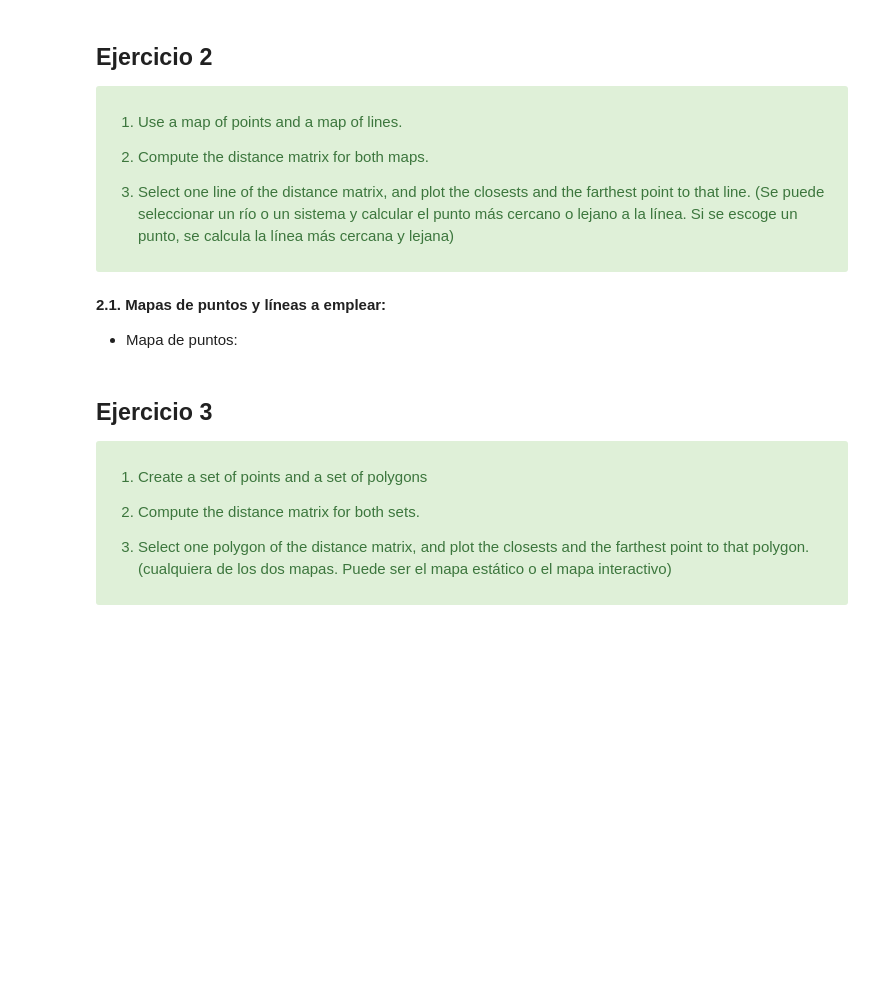
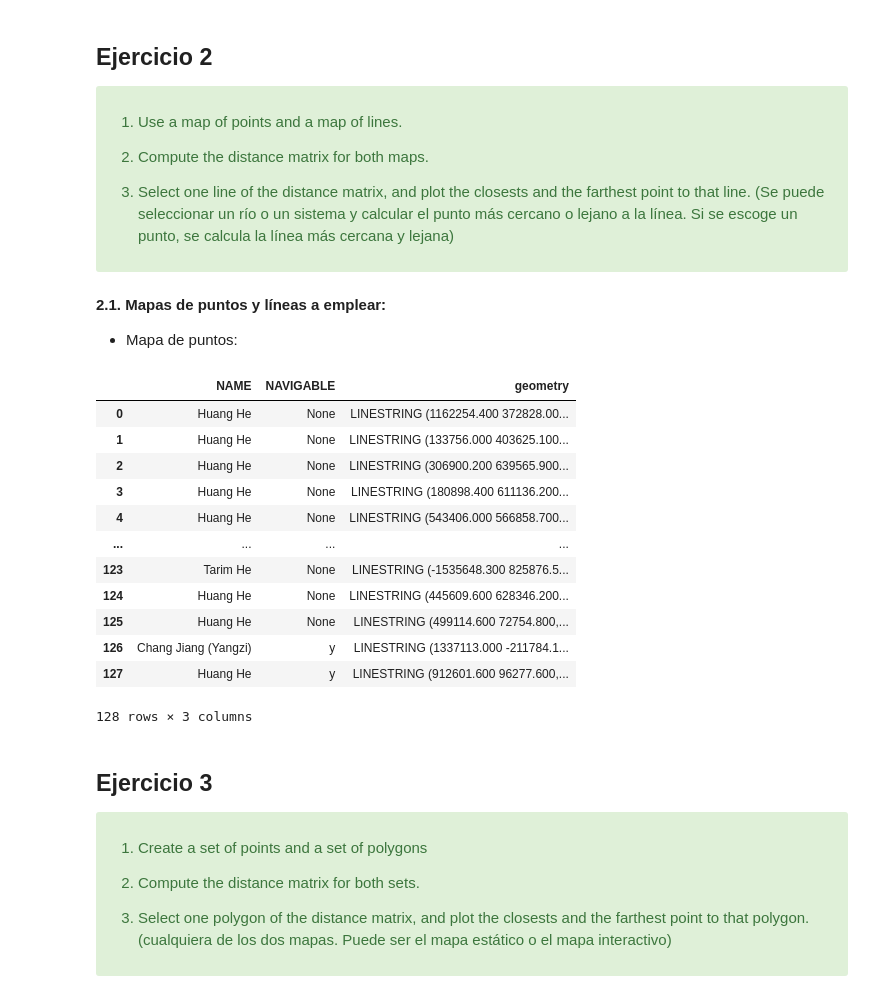
Before and after one commit to Ciencia-de-datos-espaciales-2023-2/Evaluacion4_1ra-Parte_Mining_GeoDFs, a Jupyter notebook: Evaluación#4_1ra-Parte_Mining_GeoDFs.ipynb, the cells around one changed output. Saved outputs shown, nothing was run; the diff lists cells and outputs as text; code cells hidden in the pictures; blank space fills up the shorter version.

Commit message:
Subir mapas de ríos

```diff
--- a/Evaluación#4_1ra-Parte_Mining_GeoDFs.ipynb
+++ b/Evaluación#4_1ra-Parte_Mining_GeoDFs.ipynb
@@ -97,9 +97,30 @@ Zhenglanqi.plot(color="red",edgecolor="black",linewidth=0.4, markersize=15,ax=ba
 
 
 </div>
-# %% [markdown]
-**2.1. Mapas de puntos y líneas a emplear:**
-- Mapa de puntos:
+# %% [markdown]
+**2.1. Mapas de puntos y líneas a emplear:**
+- Mapa de puntos:
+# %%
+MajorRiverslink = "https://github.com/Ciencia-de-datos-espaciales-2023-2/Evaluacion4_1ra-Parte_Mining_GeoDFs/raw/main/maps/Major_rivers/mjr_riv.shp"
+China_MajorRivers = gpd.read_file(MajorRiverslink)
+
+China_MajorRivers
+
+#China_MajorRivers.to_crs(3415)
+# %% [output]
+|  | NAME | NAVIGABLE | geometry |
+| 0 | Huang He | None | LINESTRING (1162254.400 372828.00... |
+| 1 | Huang He | None | LINESTRING (133756.000 403625.100... |
+| 2 | Huang He | None | LINESTRING (306900.200 639565.900... |
+| 3 | Huang He | None | LINESTRING (180898.400 611136.200... |
+| 4 | Huang He | None | LINESTRING (543406.000 566858.700... |
+| ... | ... | ... | ... |
+| 123 | Tarim He | None | LINESTRING (-1535648.300 825876.5... |
+| 124 | Huang He | None | LINESTRING (445609.600 628346.200... |
+| 125 | Huang He | None | LINESTRING (499114.600 72754.800,... |
+| 126 | Chang Jiang (Yangzi) | y | LINESTRING (1337113.000 -211784.1... |
+| 127 | Huang He | y | LINESTRING (912601.600 96277.600,... |
+128 rows × 3 columns
 # %% [markdown]
 ## Ejercicio 3
 
```
Also changed, not shown: parts of 6 cells of this notebook, 10 other files.
